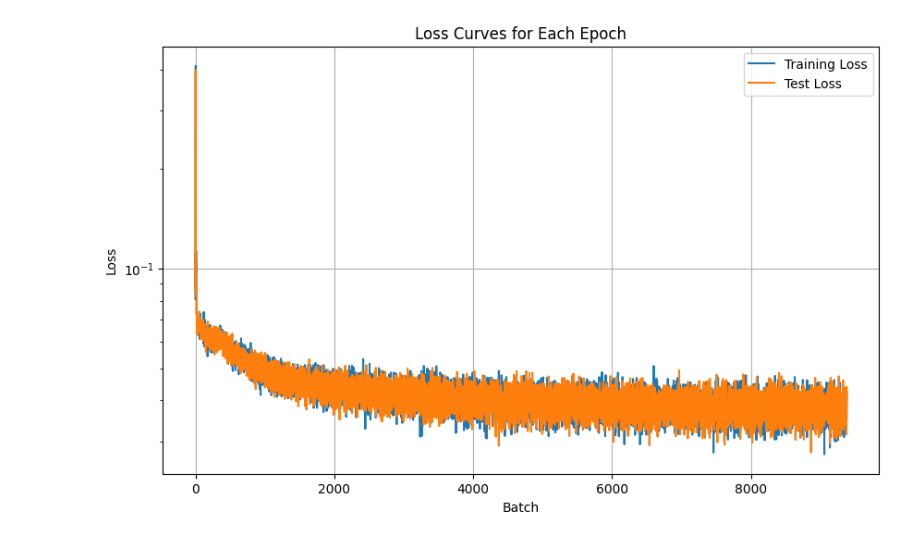
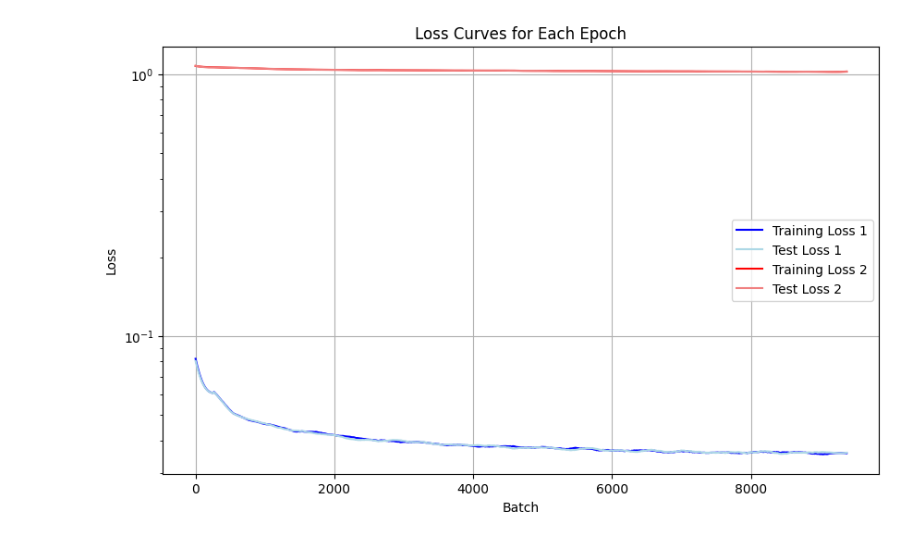
Before and after one commit to SwayStar123/simplest_diffusion, a Jupyter notebook: diffusion.ipynb, the cells around one changed output. Cells and saved outputs as stored; diff of their text form; code cells hidden in the pictures.

```diff
--- a/diffusion.ipynb
+++ b/diffusion.ipynb
@@ -38,7 +38,7 @@ class DiffusionModel(nn.Module):
     def __init__(self):
         super().__init__()
         self.model = nn.Sequential(
-            nn.Linear(28*28, 1024),
+            nn.Linear(28*28 + 1, 1024), # +1 for the noise level
             nn.ReLU(),
             nn.Linear(1024, 2056),
             nn.ReLU(),
@@ -51,11 +51,14 @@ class DiffusionModel(nn.Module):
             nn.Linear(2056, 28*28)
         )
 
-    def forward(self, x):
-        return self.model(x)
+    def forward(self, x, noise_level):
+        x_and_t = torch.cat([x, noise_level], dim=1)
+        return self.model(x_and_t)
 # %%
-model = DiffusionModel().to(device)
-optimizer = torch.optim.Adam(model.parameters(), lr=0.001)
+model_1 = DiffusionModel().to(device)
+model_2 = DiffusionModel().to(device)
+optimizer_1 = torch.optim.Adam(model_1.parameters(), lr=0.0005)
+optimizer_2 = torch.optim.Adam(model_2.parameters(), lr=0.0005)
 
 epochs = 10
 # %%
@@ -110,29 +131,46 @@ Epoch 10/10, Loss: 0.03989346697926521
 # %%
 # Create loss curves
 import matplotlib.pyplot as plt
+from scipy.signal import savgol_filter
 
 plt.figure(figsize=(10, 6))
 # Append all the losses
-all_losses = []
-for epoch_losses in losses.values():
-    all_losses.extend(epoch_losses)
+all_losses_1 = []
+all_losses_2 = []
+for epoch_losses in losses_1.values():
+    all_losses_1.extend(epoch_losses)
+for epoch_losses in losses_2.values():
+    all_losses_2.extend(epoch_losses)
 
-all_test_losses = []
-for epoch_test_losses in test_losses.values():
-    all_test_losses.extend(epoch_test_losses)
+all_test_losses_1 = []
+all_test_losses_2 = []
+for epoch_test_losses in test_losses_1.values():
+    all_test_losses_1.extend(epoch_test_losses)
+for epoch_test_losses in test_losses_2.values():
+    all_test_losses_2.extend(epoch_test_losses)
+
+# Savitzky-Golay filter
+window_length = 501
+poly_order = 3
+smoothed_train_losses_1 = savgol_filter(all_losses_1, window_length, poly_order)
+smoothed_test_losses_1 = savgol_filter(all_test_losses_1, window_length, poly_order)
+smoothed_train_losses_2 = savgol_filter(all_losses_2, window_length, poly_order)
+smoothed_test_losses_2 = savgol_filter(all_test_losses_2, window_length, poly_order)
 
 # Plot the losses
-plt.plot(all_losses, label='Training Loss')
-plt.plot(all_test_losses, label='Test Loss')
+plt.plot(smoothed_train_losses_1, label='Training Loss 1', color='blue')
+plt.plot(smoothed_test_losses_1, label='Test Loss 1', color='lightblue')
+plt.plot(smoothed_train_losses_2, label='Training Loss 2', color='red')
+plt.plot(smoothed_test_losses_2, label='Test Loss 2', color='lightcoral')
 
 plt.xlabel('Batch')
 plt.ylabel('Loss')
 plt.title('Loss Curves for Each Epoch')
 plt.legend()
 plt.yscale('log')  # Using log scale for better visualization
 plt.grid(True)
 plt.show()
 # %% [output]
-[figure, old version]
+[figure, new version]
 # %%
 # Save the model
```
Also changed, not shown: parts of 8 cells of this notebook.
